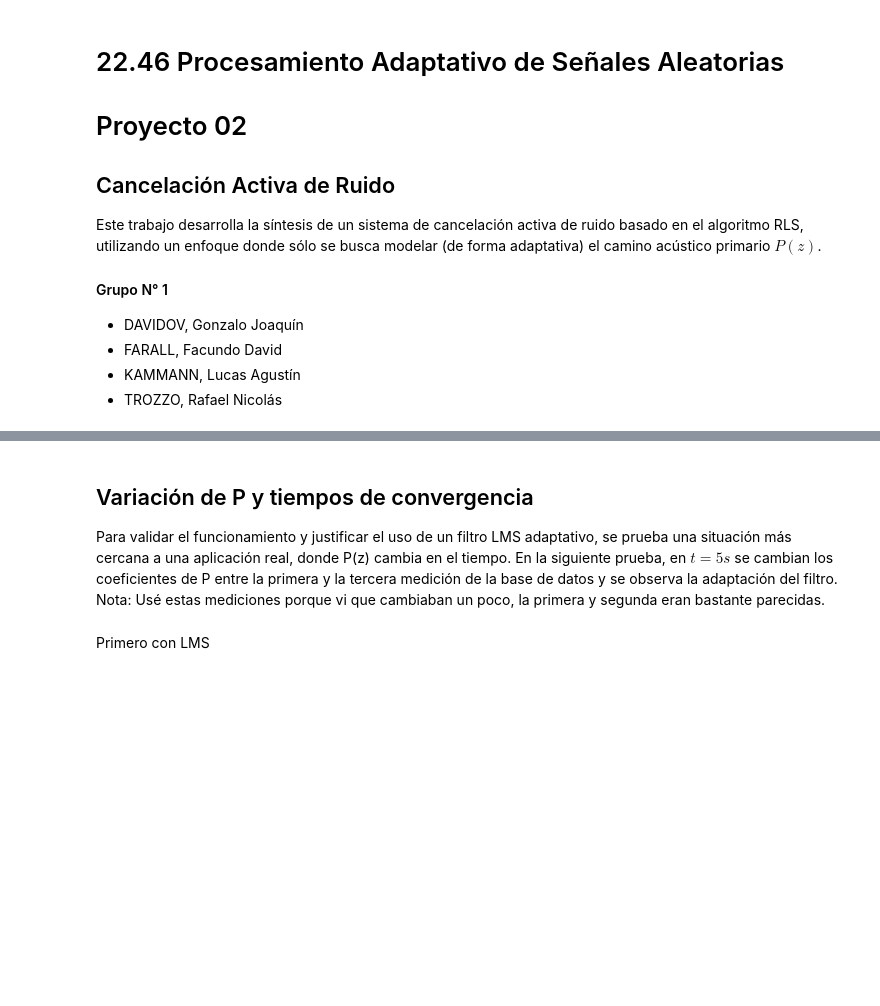
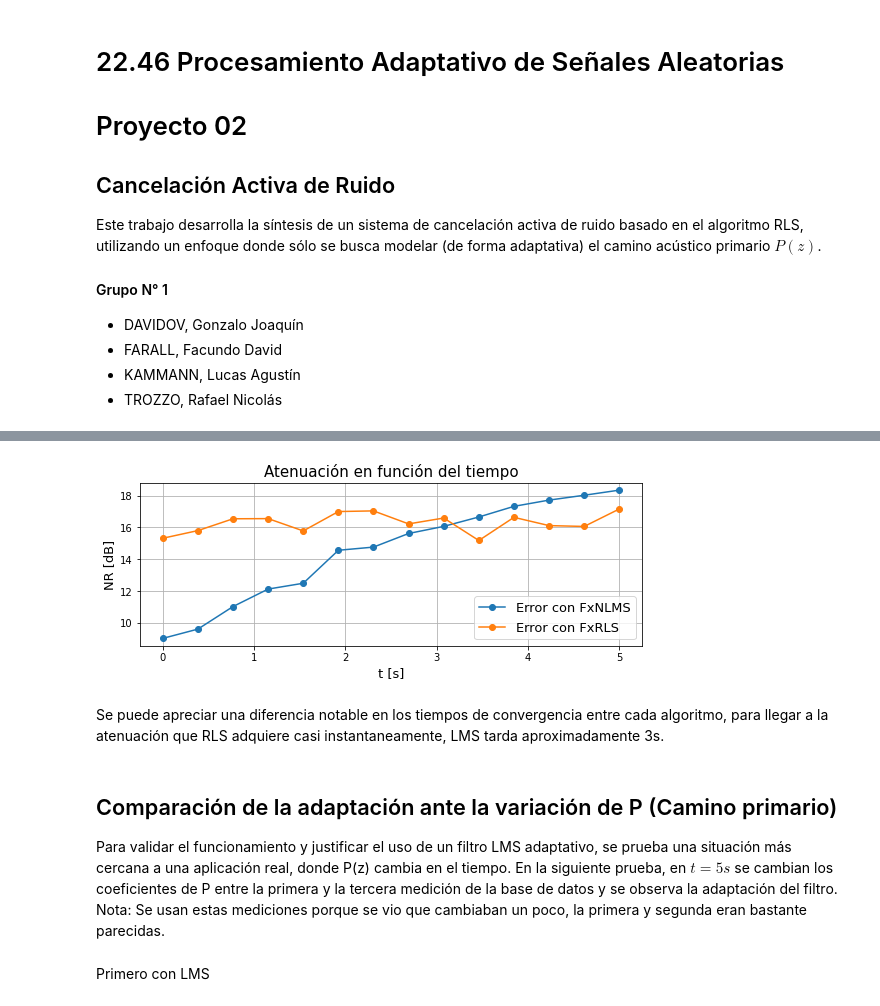
Before and after one commit to asp-image-dsp/asp-project-02, a Jupyter notebook: development/rls_vs_lms.ipynb, the cells around one changed output, grey strips where cells are left out. Saved outputs shown, nothing was run; the diff lists cells and outputs as text; code cells hidden in the pictures; blank space fills up the shorter version.

```diff
--- a/development/rls_vs_lms.ipynb
+++ b/development/rls_vs_lms.ipynb
@@ -41,6 +71,12 @@ train_noise = [np.array(load("../support/samples/train.wav", sr=48e3)[0], dtype=
+# %%
+plot_helpers.plot_error_evolution(x, [e_lms, e_rls], 8192*2, 0, 48e3, labels=["Error con FxNLMS", "Error con FxRLS"])
+# %% [output]
+[figure, added]
+# %% [markdown]
+Se puede apreciar una diferencia notable en los tiempos de convergencia entre cada algoritmo, para llegar a la atenuación que RLS adquiere casi instantaneamente, LMS tarda aproximadamente 3s.
 # %% [markdown]
-## Variación de P y tiempos de convergencia
-Para validar el funcionamiento y justificar el uso de un filtro LMS adaptativo, se prueba una situación más cercana a una aplicación real, donde P(z) cambia en el tiempo. En la siguiente prueba, en $t=5s$ se cambian los coeficientes de P entre la primera y la tercera medición de la base de datos y se observa la adaptación del filtro. Nota: Usé estas mediciones porque vi que cambiaban un poco, la primera y segunda eran bastante parecidas.
+## Comparación de la adaptación ante la variación de P (Camino primario)
+Para validar el funcionamiento y justificar el uso de un filtro LMS adaptativo, se prueba una situación más cercana a una aplicación real, donde P(z) cambia en el tiempo. En la siguiente prueba, en $t=5s$ se cambian los coeficientes de P entre la primera y la tercera medición de la base de datos y se observa la adaptación del filtro. Nota: Se usan estas mediciones porque se vio que cambiaban un poco, la primera y segunda eran bastante parecidas.
 # %% [markdown]
 Primero con LMS
 # %%
```
Also changed, not shown: parts of 16 cells of this notebook, 1 other file.
